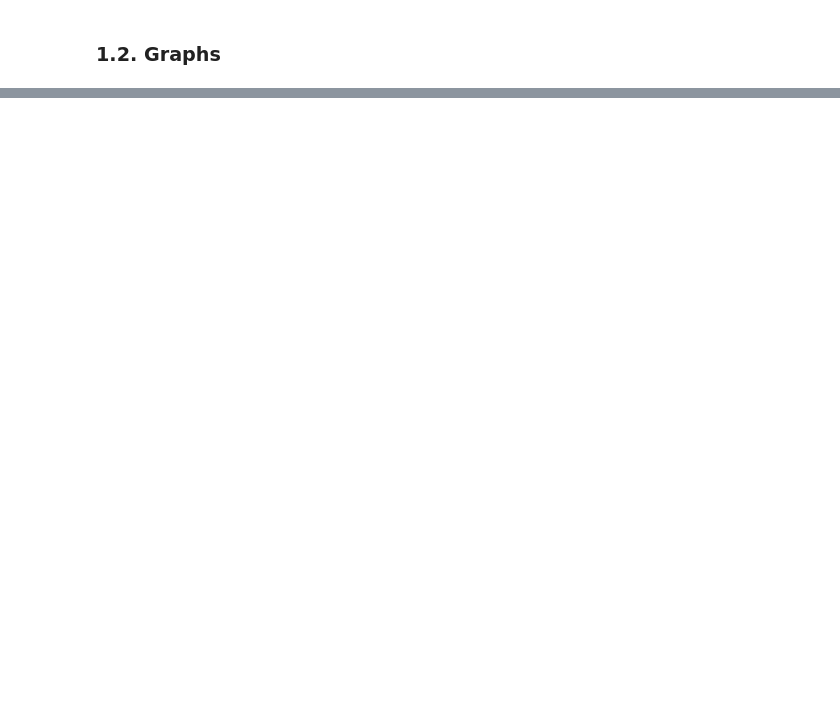
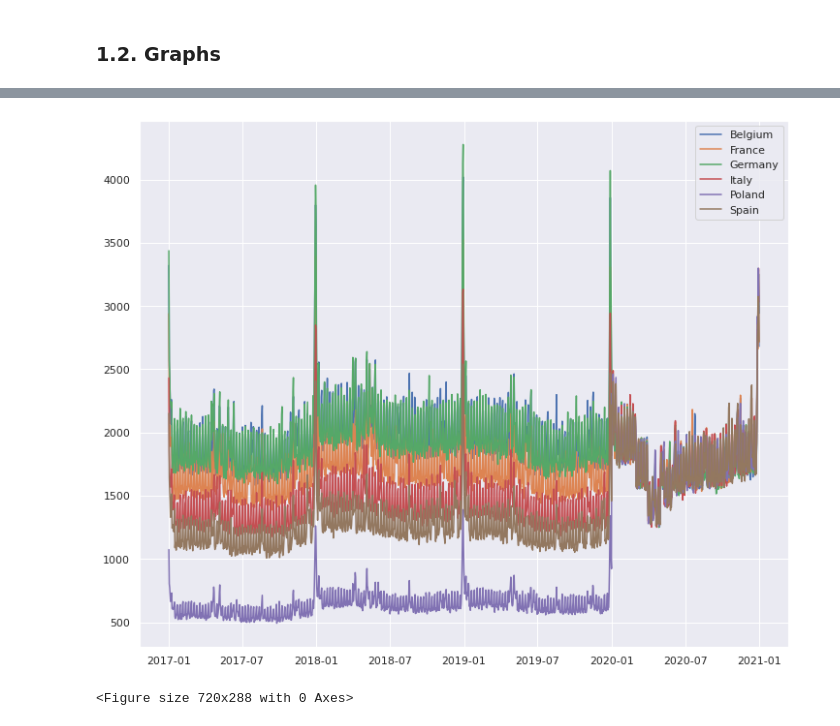
Before and after one commit to Aerospacerr/TPS-2022, a Jupyter notebook: tps-sept-2022.ipynb, the cells around one changed output, grey strips where cells are left out. Saved outputs shown, nothing was run; the diff lists cells and outputs as text; code cells hidden in the pictures; blank space fills up the shorter version.

```diff
--- a/tps-sept-2022.ipynb
+++ b/tps-sept-2022.ipynb
@@ -102,0 +190,13 @@ pd.crosstab(df_train['country'], df_train['store'])
+# %%
+for country in df_train['country'].unique():
+    filt_train = df_train[df_train['country'] == country]
+
+    train_temp = filt_train.groupby('date').sum().reset_index()
+
+    plt.plot(train_temp['date'], train_temp['num_sold'], label=country)
+plt.legend()
+plt.figure(figsize=(10,4))
+plt.show()
+# %% [output]
+[figure, added]
+<Figure size 720x288 with 0 Axes>
```
Also changed, not shown: parts of 79 cells of this notebook.
